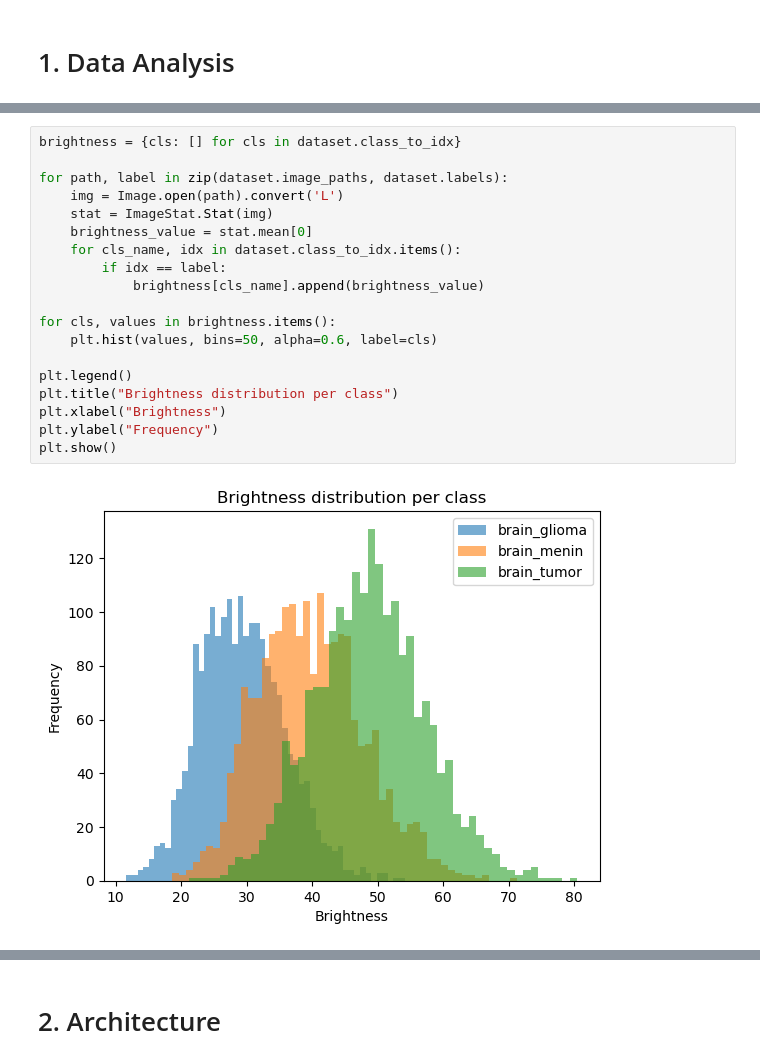
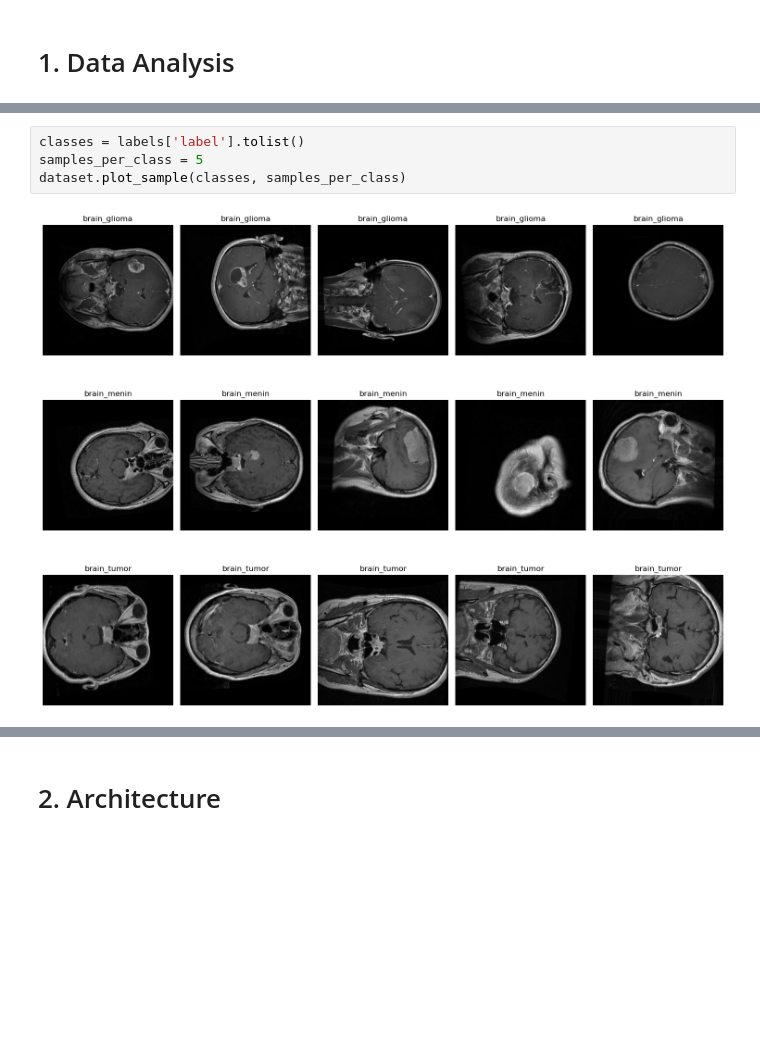
Before and after one commit to Ayoub-Vip/deep-learning-cancer-classifier, a Jupyter notebook: main.ipynb, the cells around one changed output, grey strips where cells are left out. Drawn from its saved outputs; the diff is of its cells as text; blank space fills up the shorter version.

```diff
--- a/main.ipynb
+++ b/main.ipynb
@@ -129,21 +41,6 @@ Found 0 duplicate image pairs.
-# %%
-brightness = {cls: [] for cls in dataset.class_to_idx}
-
-for path, label in zip(dataset.image_paths, dataset.labels):
-    img = Image.open(path).convert('L')
-    stat = ImageStat.Stat(img)
-    brightness_value = stat.mean[0]
-    for cls_name, idx in dataset.class_to_idx.items():
-        if idx == label:
-            brightness[cls_name].append(brightness_value)
-
-for cls, values in brightness.items():
-    plt.hist(values, bins=50, alpha=0.6, label=cls)
-
-plt.legend()
-plt.title("Brightness distribution per class")
-plt.xlabel("Brightness")
-plt.ylabel("Frequency")
-plt.show()
-# %% [output]
-[figure, removed]
+# %%
+classes = labels['label'].tolist()
+samples_per_class = 5
+dataset.plot_sample(classes, samples_per_class)
+# %% [output]
+[figure, added]
```
Also changed, not shown: parts of 10 cells of this notebook, 1 other file.
